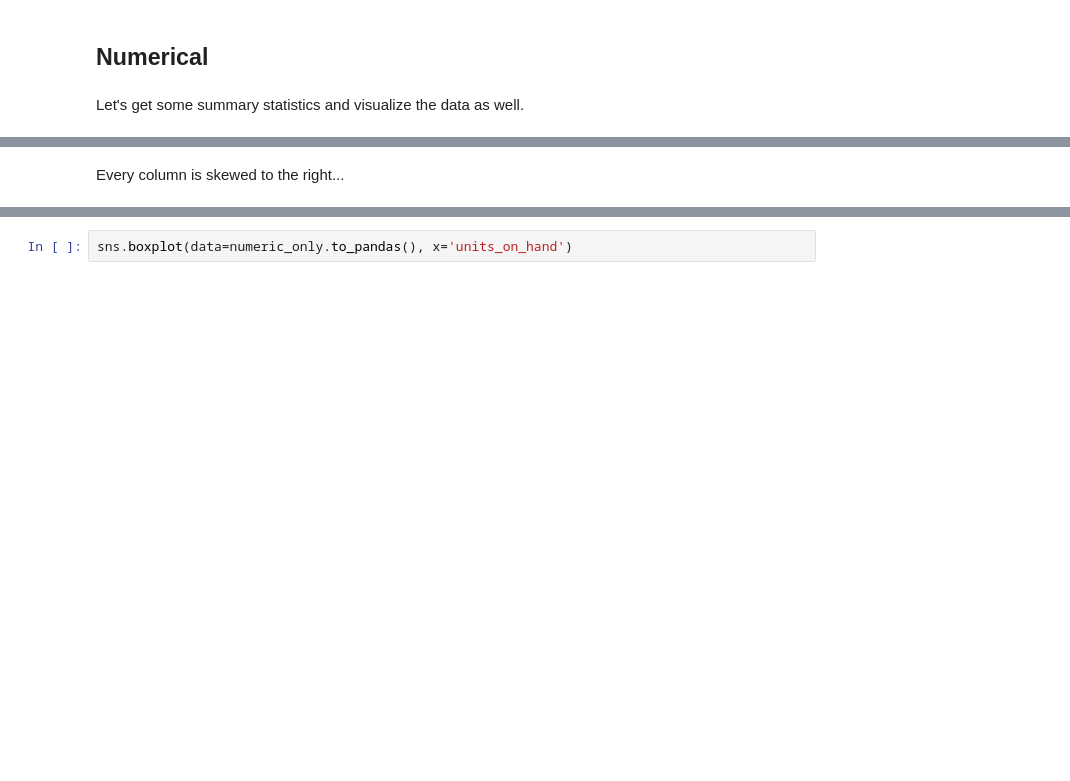
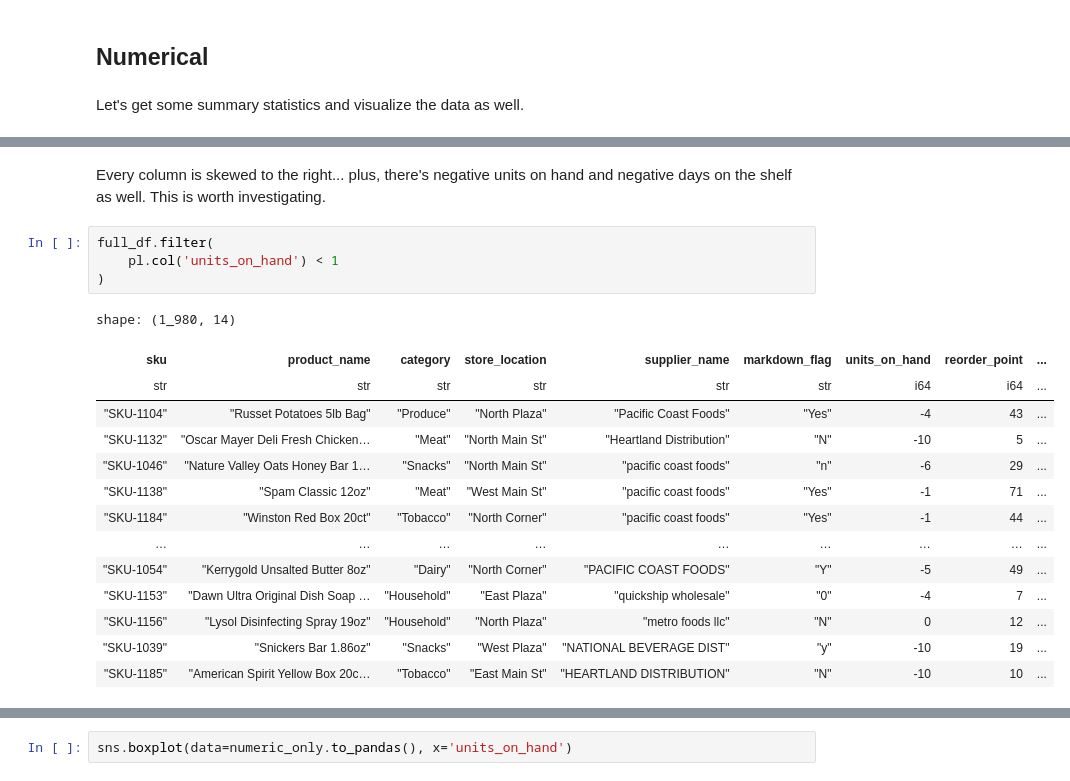
Before and after one commit to petervlaskovits/grocery-pipeline, a Jupyter notebook: src/notebooks/inventory_eda.ipynb, the cells around one changed output, grey strips where cells are left out. Drawn from its saved outputs; the diff is of its cells as text; blank space fills up the shorter version.

```diff
--- a/src/notebooks/inventory_eda.ipynb
+++ b/src/notebooks/inventory_eda.ipynb
@@ -297,3 +329,22 @@ shape: (9, 7)
 | "max" | 500.0 | 200.0 | 180.0 | 30.0 | 49.99 | ... |
 # %% [markdown]
-Every column is skewed to the right...
+Every column is skewed to the right... plus, there's negative units on hand and negative days on the shelf as well. This is worth investigating.
+# %%
+full_df.filter(
+    pl.col('units_on_hand') < 1
+)
+# %% [output]
+shape: (1_980, 14)
+| sku | product_name | category | store_location | supplier_name | markdown_flag | units_on_hand | reorder_point | ... |
+| str | str | str | str | str | str | i64 | i64 | ... |
+| "SKU-1104" | "Russet Potatoes 5lb Bag" | "Produce" | "North Plaza" | "Pacific Coast Foods" | "Yes" | -4 | 43 | ... |
+| "SKU-1132" | "Oscar Mayer Deli Fresh Chicken… | "Meat" | "North Main St" | "Heartland Distribution" | "N" | -10 | 5 | ... |
+| "SKU-1046" | "Nature Valley Oats Honey Bar 1… | "Snacks" | "North Main St" | "pacific coast foods" | "n" | -6 | 29 | ... |
+| "SKU-1138" | "Spam Classic 12oz" | "Meat" | "West Main St" | "pacific coast foods" | "Yes" | -1 | 71 | ... |
+| "SKU-1184" | "Winston Red Box 20ct" | "Tobacco" | "North Corner" | "pacific coast foods" | "Yes" | -1 | 44 | ... |
+| … | … | … | … | … | … | … | … | ... |
+| "SKU-1054" | "Kerrygold Unsalted Butter 8oz" | "Dairy" | "North Corner" | "PACIFIC COAST FOODS" | "Y" | -5 | 49 | ... |
+| "SKU-1153" | "Dawn Ultra Original Dish Soap … | "Household" | "East Plaza" | "quickship wholesale" | "0" | -4 | 7 | ... |
+| "SKU-1156" | "Lysol Disinfecting Spray 19oz" | "Household" | "North Plaza" | "metro foods llc" | "N" | 0 | 12 | ... |
+| "SKU-1039" | "Snickers Bar 1.86oz" | "Snacks" | "West Plaza" | "NATIONAL BEVERAGE DIST" | "y" | -10 | 19 | ... |
+| "SKU-1185" | "American Spirit Yellow Box 20c… | "Tobacco" | "East Main St" | "HEARTLAND DISTRIBUTION" | "N" | -10 | 10 | ... |
```
Also changed, not shown: parts of 31 cells of this notebook, 1 other file.
